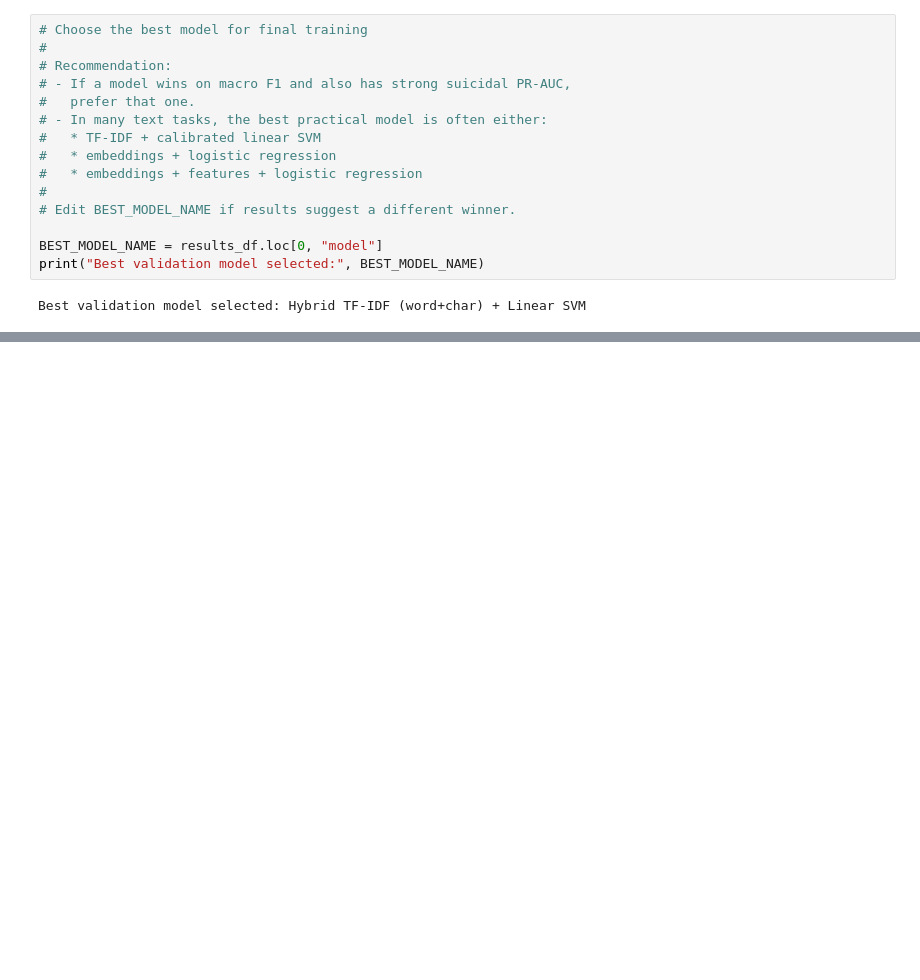
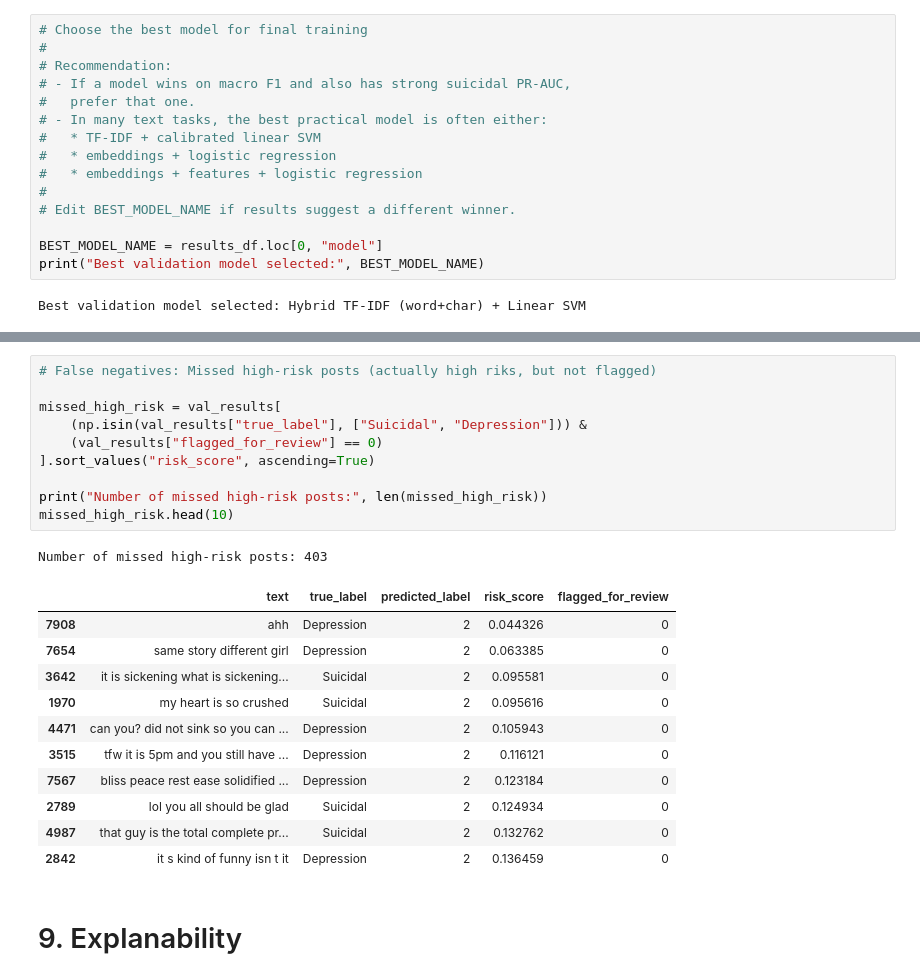
Before and after one commit to sy0203/ML_cf_mentalhealth, a Jupyter notebook: Code/modeling.ipynb, the cells around one changed output, grey strips where cells are left out. Saved outputs shown, nothing was run; the diff lists cells and outputs as text; blank space fills up the shorter version.

```diff
--- a/Code/modeling.ipynb
+++ b/Code/modeling.ipynb
@@ -1814,0 +2197,25 @@ if RUN_BERT:
+# %%
+# False negatives: Missed high-risk posts (actually high riks, but not flagged)
+
+missed_high_risk = val_results[
+    (np.isin(val_results["true_label"], ["Suicidal", "Depression"])) &
+    (val_results["flagged_for_review"] == 0)
+].sort_values("risk_score", ascending=True)
+
+print("Number of missed high-risk posts:", len(missed_high_risk))
+missed_high_risk.head(10)
+# %% [output]
+Number of missed high-risk posts: 403
+|  | text | true_label | predicted_label | risk_score | flagged_for_review |
+| 7908 | ahh | Depression | 2 | 0.044326 | 0 |
+| 7654 | same story different girl | Depression | 2 | 0.063385 | 0 |
+| 3642 | it is sickening what is sickening... | Suicidal | 2 | 0.095581 | 0 |
+| 1970 | my heart is so crushed | Suicidal | 2 | 0.095616 | 0 |
+| 4471 | can you? did not sink so you can ... | Depression | 2 | 0.105943 | 0 |
+| 3515 | tfw it is 5pm and you still have ... | Depression | 2 | 0.116121 | 0 |
+| 7567 | bliss peace rest ease solidified ... | Depression | 2 | 0.123184 | 0 |
+| 2789 | lol you all should be glad | Suicidal | 2 | 0.124934 | 0 |
+| 4987 | that guy is the total complete pr... | Suicidal | 2 | 0.132762 | 0 |
+| 2842 | it s kind of funny isn t it | Depression | 2 | 0.136459 | 0 |
+# %% [markdown]
+# 9. Explanability
```
Also changed, not shown: parts of 77 cells of this notebook, 5 other files.
